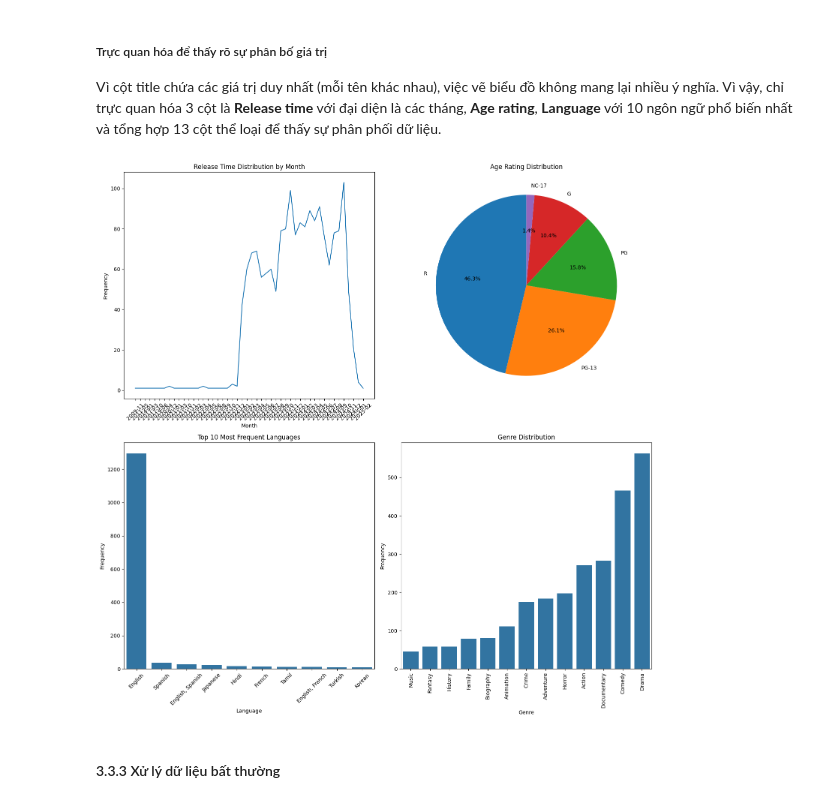
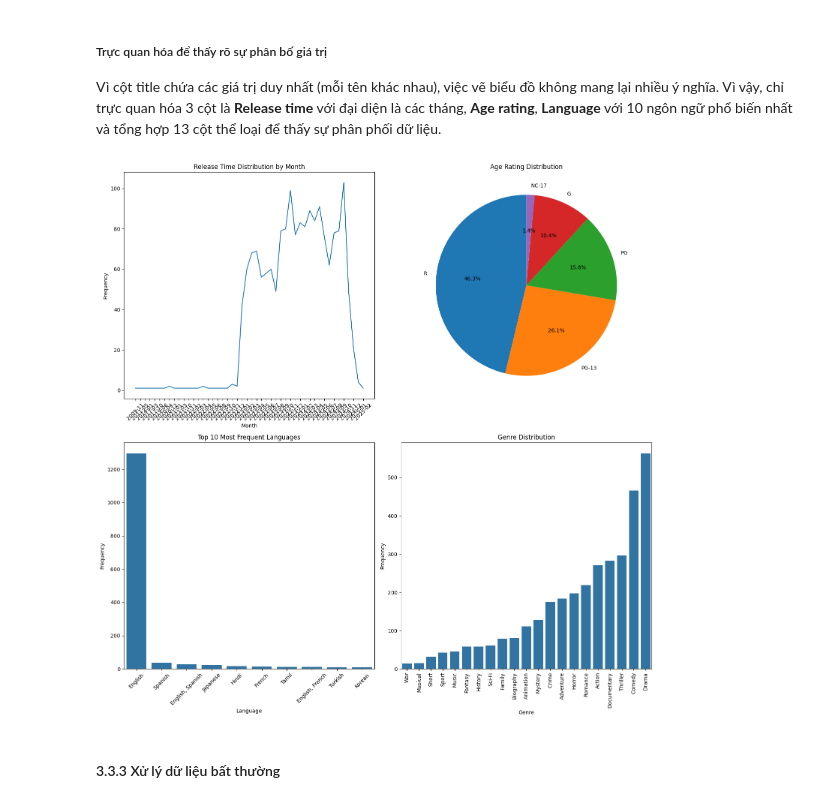
Before and after one commit to alpaca3000/IntroToDS, a Jupyter notebook: Source_codes/DataPreprocessing.ipynb, the cells around one changed output. Drawn from its saved outputs; the diff is of its cells as text; code cells hidden in the pictures.

```diff
--- a/Source_codes/DataPreprocessing.ipynb
+++ b/Source_codes/DataPreprocessing.ipynb
@@ -426,35 +426,35 @@ axes[0, 0].set_ylabel("Frequency")
 axes[0, 0].tick_params(axis='x', rotation=45)
 
 data.drop(columns=['Release_month'], inplace=True)
 
 # Biểu đồ Age rating
 # Đếm số lượng các giá trị age rating
 age_rating_counts = data['Age rating'].value_counts()
 axes[0, 1].pie(age_rating_counts, labels=age_rating_counts.index, autopct='%1.1f%%', startangle=90)
 axes[0, 1].set_title("Age Rating Distribution")
 
 # Biểu đồ Language (Top 10 languages)
 top_languages = data['Language'].value_counts().head(10)
 sns.barplot(x=top_languages.index, y=top_languages.values, ax=axes[1, 0])
 axes[1, 0].set_title("Top 10 Most Frequent Languages")
 axes[1, 0].set_xlabel("Language")
 axes[1, 0].set_ylabel("Frequency")
 axes[1, 0].tick_params(axis='x', rotation=45)
 
 # Biểu đồ tổng hợp 13 cột thể loại phim
-genre = categorical_columns[4:17]
+genre = categorical_columns[4:25]
 totals = data[genre].sum().sort_values(ascending=True)
 sns.barplot(x=totals.index, y=totals.values, ax=axes[1, 1])
 axes[1, 1].set_title("Genre Distribution")
 axes[1, 1].set_xlabel("Genre")
 axes[1, 1].set_ylabel("Frequency")
 axes[1, 1].tick_params(axis='x', rotation=90)
 
 # Hiển thị tất cả biểu đồ
 plt.tight_layout()
 plt.show()
 # %% [output]
-[figure, old version]
+[figure, new version]
 # %% [markdown]
 #### 3.3.3 Xử lý dữ liệu bất thường
 # %% [markdown]
```
Also changed, not shown: parts of 1 cell of this notebook.
